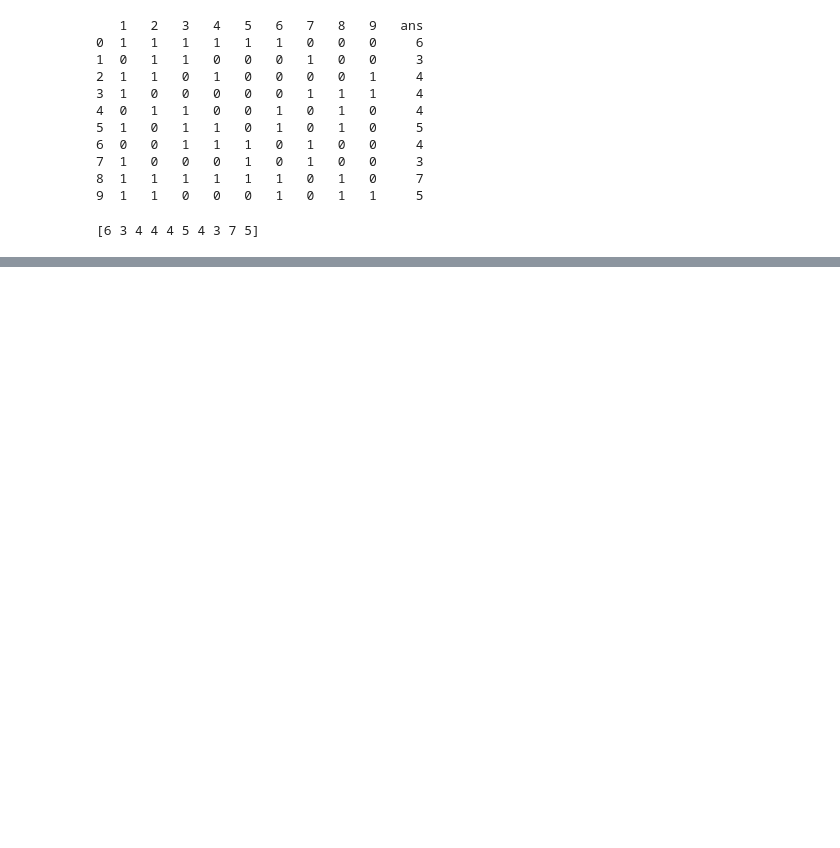
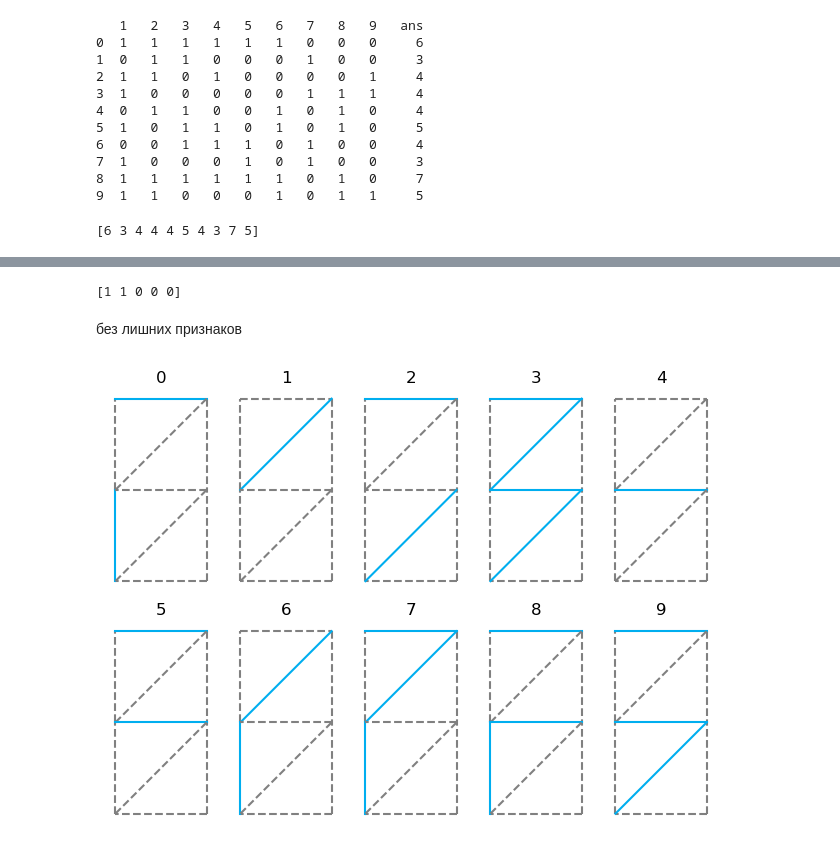
Before and after one commit to tengenatari/ML, a Jupyter notebook: notebook.ipynb, the cells around one changed output, grey strips where cells are left out. Drawn from its saved outputs; the diff is of its cells as text; code cells hidden in the pictures; blank space fills up the shorter version.

```diff
--- a/notebook.ipynb
+++ b/notebook.ipynb
@@ -114,0 +128,3 @@ build_plot(nums_perceptron.predict(nums[0]))
+# %%
+data_opt = data.drop([' 2', ' 3', ' 4', ' 6'], axis=1)
+data_opt
@@ -114,0 +143,30 @@ build_plot(nums_perceptron.predict(nums[0]))
+# %%
+def build_plot_opt(arr):
+    lines = (((0, 1), (2, 2)),
+        ((0, 0), (0, 1)),
+        ((0, 1), (1, 2)),
+        ((1, 0), (1, 1)),
+        ((0, 1), (0, 1)))
+    lines_gray = (((1, 1), (2, 1)), ((1, 1), (0, 1)), ((1, 0), (0, 0)), ((0, 0), (1, 2)))
+    colors = ['gray', '#00aeef'] # цвета серый и цвет ТюмГУ
+    linestyles = ['--', '-']
+    for i in range(4):
+        plt.plot(lines_gray[i][0], lines_gray[i][1], ls=linestyles[0], c=colors[0])
+    for i in range(5):
+        plt.plot(lines[i][0], lines[i][1], ls=linestyles[arr[i]], c=colors[arr[i]])
+    plt.axis('equal')
+print(data_opt.iloc[:, :-1].to_numpy()[0])
+# %% [output]
+[1 1 0 0 0]
+# %% [markdown]
+без лишних признаков
+# %%
+for x in range(10):
+        ax = plt.subplot(2, 5, 1 + x)
+        build_plot_opt(data_opt.iloc[:, :-1].to_numpy()[x])
+        ax.grid(False)
+        ax.axis('off')
+        plt.title(x)
+plt.tight_layout()
+# %% [output]
+[figure, added]
```
Also changed, not shown: parts of 8 cells of this notebook.
